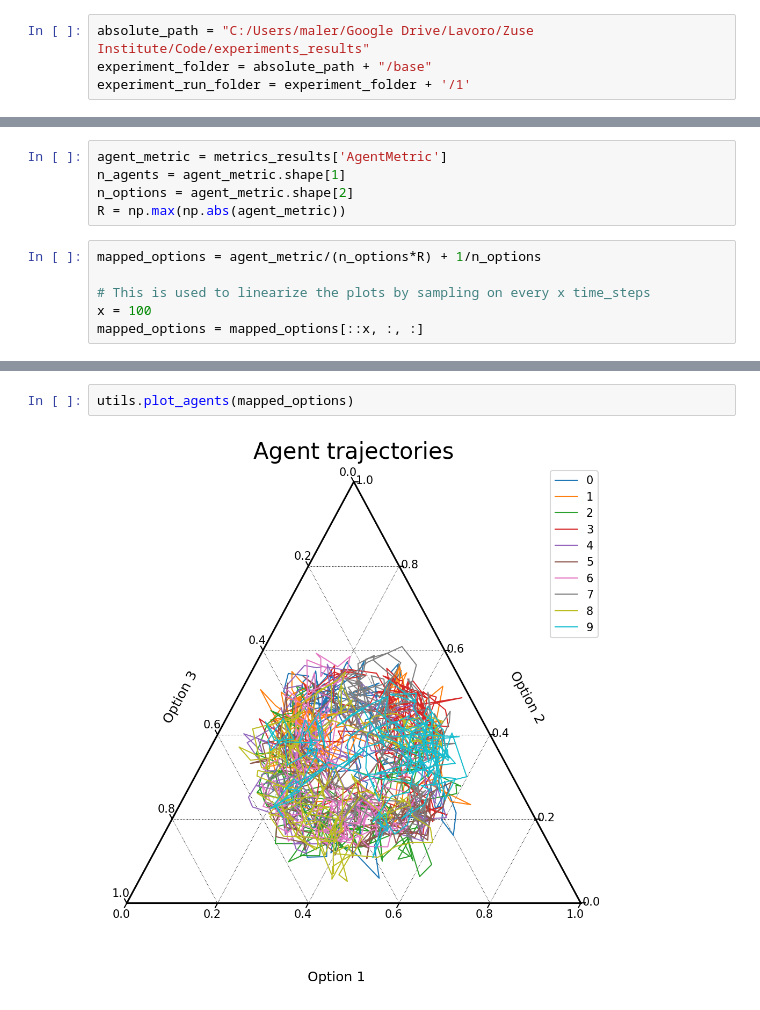
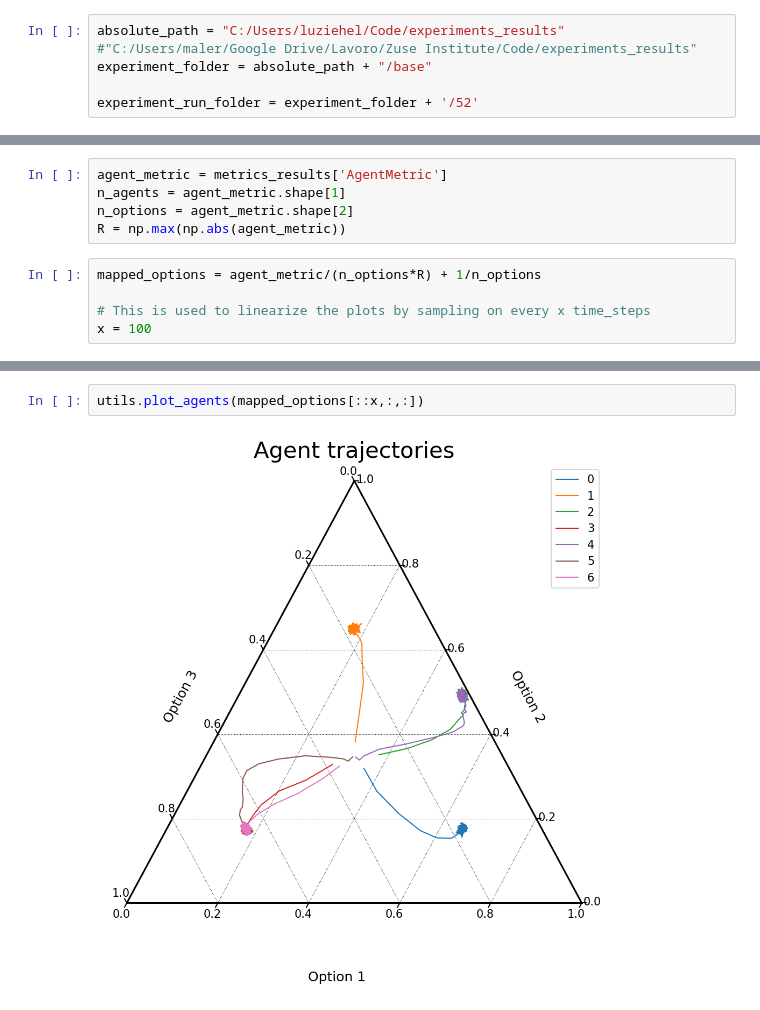
Before and after one commit to LuzieH/social-dynamics, a Jupyter notebook: jupyter_notebooks/Results.ipynb, the cells around one changed output, grey strips where cells are left out. Cells and saved outputs as stored; diff of their text form.

Commit message:
updated plotting functions in notebook and added soft-max mapping

```diff
--- a/jupyter_notebooks/Results.ipynb
+++ b/jupyter_notebooks/Results.ipynb
@@ -6,9 +6,10 @@ import utils
 import ternary
 import imageio
 # %%
-absolute_path = "C:/Users/maler/Google Drive/Lavoro/Zuse Institute/Code/experiments_results"
+absolute_path = "C:/Users/luziehel/Code/experiments_results" #"C:/Users/maler/Google Drive/Lavoro/Zuse Institute/Code/experiments_results"
 experiment_folder = absolute_path + "/base"
-experiment_run_folder = experiment_folder + '/1'
+
+experiment_run_folder = experiment_folder + '/52'
 # %%
 metrics_results = utils.load_metrics(experiment_run_folder)
 # %%
@@ -21,4 +22,3 @@ mapped_options = agent_metric/(n_options*R) + 1/n_options
 
 # This is used to linearize the plots by sampling on every x time_steps
 x = 100
-mapped_options = mapped_options[::x, :, :]
@@ -45,4 +65,4 @@ plt.show()
 # %%
-utils.plot_agents(mapped_options)
+utils.plot_agents(mapped_options[::x,:,:])
 # %% [output]
-[figure, old version]
+[figure, new version]
```
Also changed, not shown: parts of 8 cells of this notebook, 1 other file.
